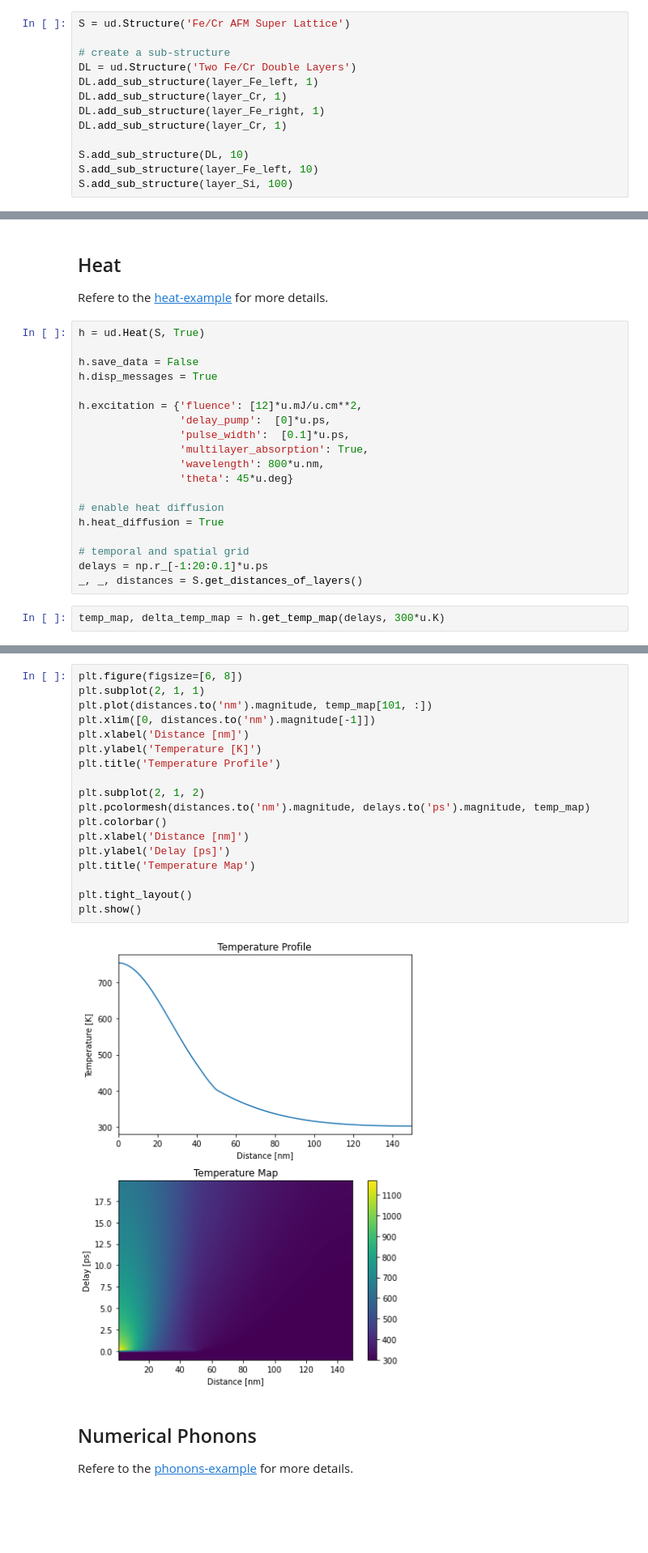
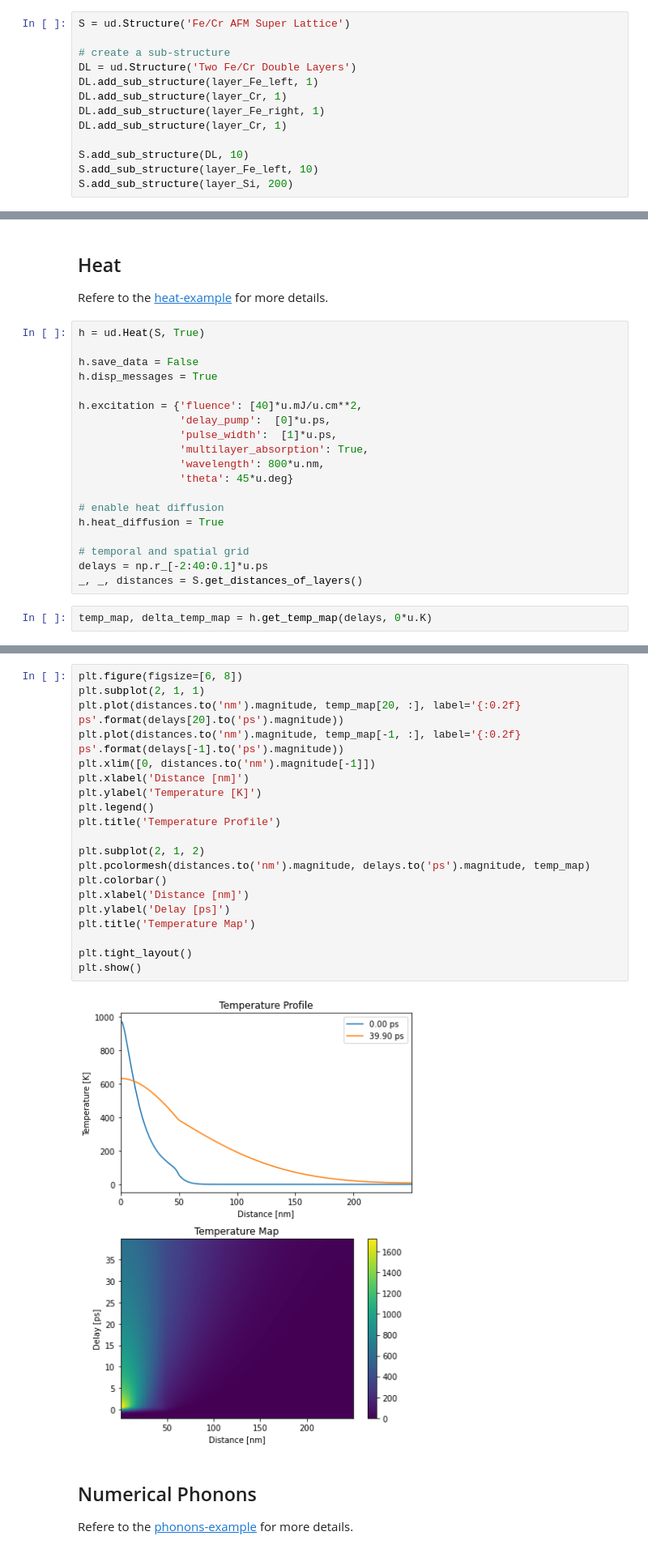
Before and after one commit to dschick/udkm1Dsim, a Jupyter notebook: docs/source/examples/dynamical_magnetic_xray.ipynb, the cells around one changed output, grey strips where cells are left out. Shown at 81% size. Cells and saved outputs as stored; diff of their text form; blank space fills up the shorter version.

```diff
--- a/docs/source/examples/dynamical_magnetic_xray.ipynb
+++ b/docs/source/examples/dynamical_magnetic_xray.ipynb
@@ -80,7 +77,7 @@ DL.add_sub_structure(layer_Cr, 1)
 
 S.add_sub_structure(DL, 10)
 S.add_sub_structure(layer_Fe_left, 10)
-S.add_sub_structure(layer_Si, 100)
+S.add_sub_structure(layer_Si, 200)
 # %%
 S.visualize()
 # %% [output]
@@ -95,9 +92,9 @@ h = ud.Heat(S, True)
 h.save_data = False
 h.disp_messages = True
 
-h.excitation = {'fluence': [12]*u.mJ/u.cm**2,
+h.excitation = {'fluence': [40]*u.mJ/u.cm**2,
                 'delay_pump':  [0]*u.ps,
-                'pulse_width':  [0.1]*u.ps,
+                'pulse_width':  [1]*u.ps,
                 'multilayer_absorption': True,
                 'wavelength': 800*u.nm,
                 'theta': 45*u.deg}
@@ -106,8 +103,8 @@ h.excitation = {'fluence': [12]*u.mJ/u.cm**2,
 h.heat_diffusion = True
 
 # temporal and spatial grid
-delays = np.r_[-1:20:0.1]*u.ps
+delays = np.r_[-2:40:0.1]*u.ps
 _, _, distances = S.get_distances_of_layers()
 # %%
-temp_map, delta_temp_map = h.get_temp_map(delays, 300*u.K)
+temp_map, delta_temp_map = h.get_temp_map(delays, 0*u.K)
 # %% [output]
@@ -125,23 +123,25 @@ Elapsed time for _temp_map_: 29.269477 s
 # %%
 plt.figure(figsize=[6, 8])
 plt.subplot(2, 1, 1)
-plt.plot(distances.to('nm').magnitude, temp_map[101, :])
+plt.plot(distances.to('nm').magnitude, temp_map[20, :], label='{:0.2f} ps'.format(delays[20].to('ps').magnitude))
+plt.plot(distances.to('nm').magnitude, temp_map[-1, :], label='{:0.2f} ps'.format(delays[-1].to('ps').magnitude))
 plt.xlim([0, distances.to('nm').magnitude[-1]])
 plt.xlabel('Distance [nm]')
 plt.ylabel('Temperature [K]')
+plt.legend()
 plt.title('Temperature Profile')
 
 plt.subplot(2, 1, 2)
 plt.pcolormesh(distances.to('nm').magnitude, delays.to('ps').magnitude, temp_map)
 plt.colorbar()
 plt.xlabel('Distance [nm]')
 plt.ylabel('Delay [ps]')
 plt.title('Temperature Map')
 
 plt.tight_layout()
 plt.show()
 # %% [output]
-[figure, old version]
+[figure, new version]
 # %% [markdown]
 ## Numerical Phonons
 
```
Also changed, not shown: parts of 21 cells of this notebook.
